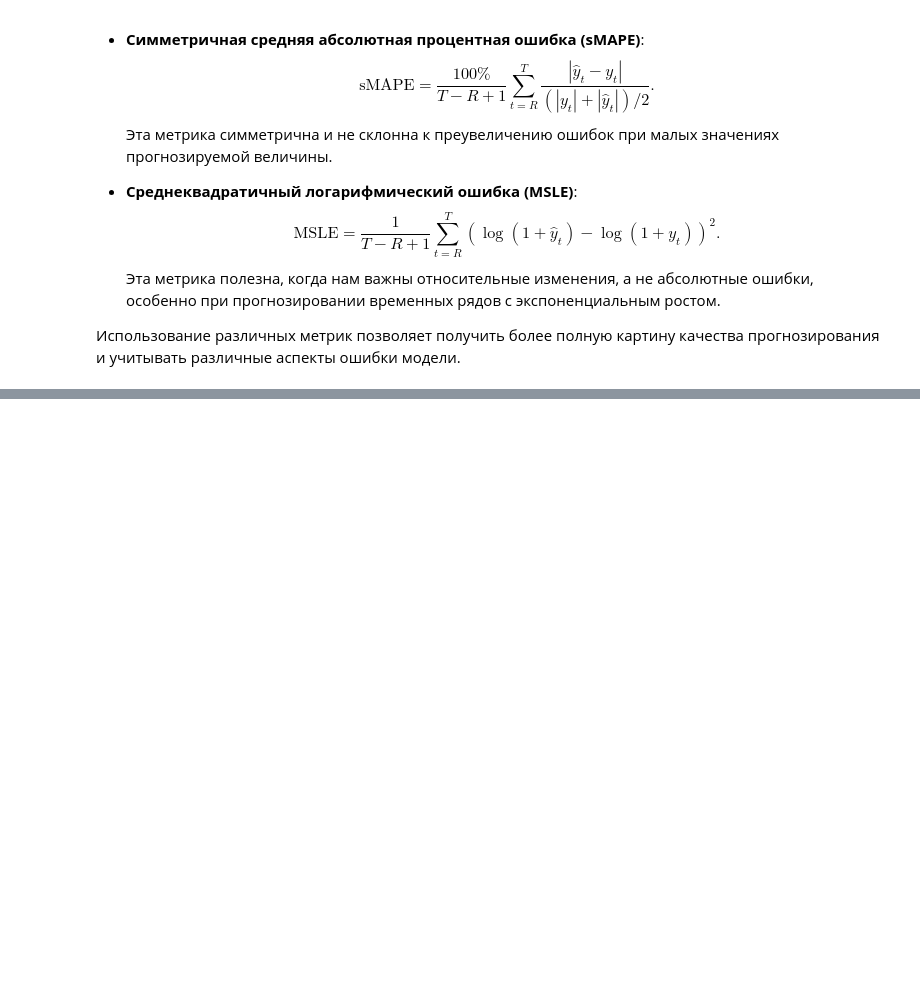
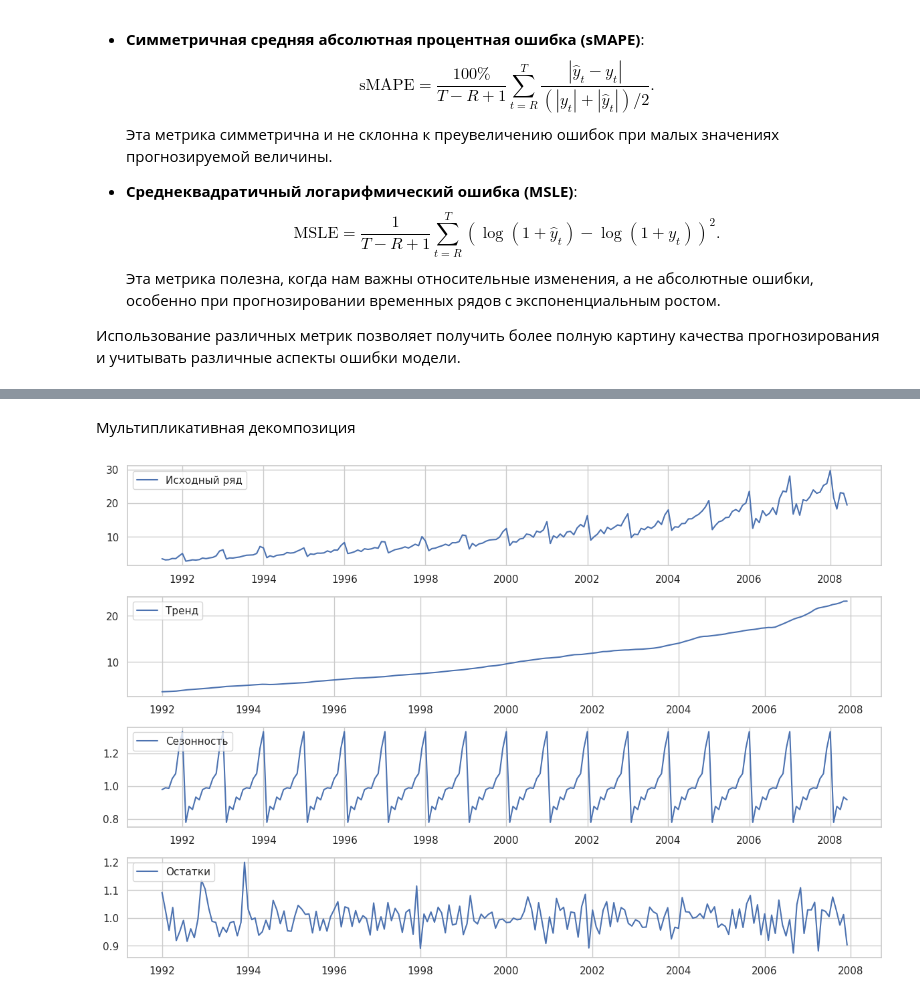
Before and after one commit to CodeHunterOfficial/TimeSeriesForecast_2024-2025, a Jupyter notebook: Тема_1_Введение_в_анализ_временных_рядов.ipynb, the cells around one changed output, grey strips where cells are left out. Drawn from its saved outputs; the diff is of its cells as text; code cells hidden in the pictures; blank space fills up the shorter version.

```diff
--- a/Тема_1_Введение_в_анализ_временных_рядов.ipynb
+++ b/Тема_1_Введение_в_анализ_временных_рядов.ipynb
@@ -989,0 +1333,29 @@ https://education.yandex.ru/handbook/ml/article/vremennye-ryady
+# %% [markdown]
+Мультипликативная декомпозиция
+# %%
+# Мультипликативная декомпозиция
+result_mul = seasonal_decompose(df['y'], model='multiplicative', period=12)  # Период сезонности = 12 для ежемесячных данных
+
+# Построение результатов декомпозиции
+plt.figure(figsize=(12, 8))
+
+plt.subplot(411)
+plt.plot(df['y'], label='Исходный ряд')
+plt.legend(loc='upper left')
+
+plt.subplot(412)
+plt.plot(result_mul.trend, label='Тренд')
+plt.legend(loc='upper left')
+
+plt.subplot(413)
+plt.plot(result_mul.seasonal, label='Сезонность')
+plt.legend(loc='upper left')
+
+plt.subplot(414)
+plt.plot(result_mul.resid, label='Остатки')
+plt.legend(loc='upper left')
+
+plt.tight_layout()
+plt.show()
+# %% [output]
+[figure, added]
```
Also changed, not shown: parts of 13 cells of this notebook.
